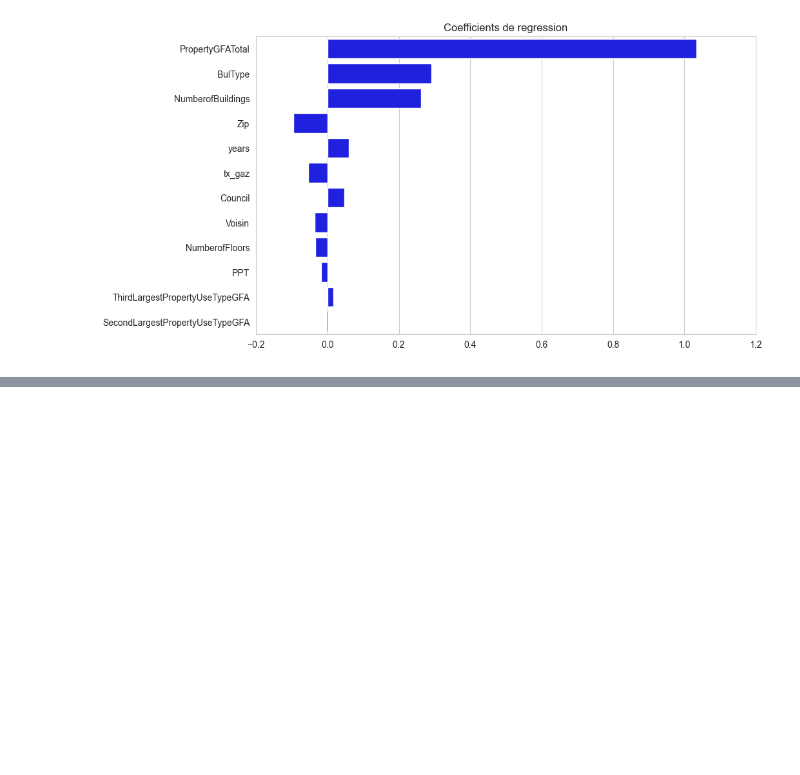
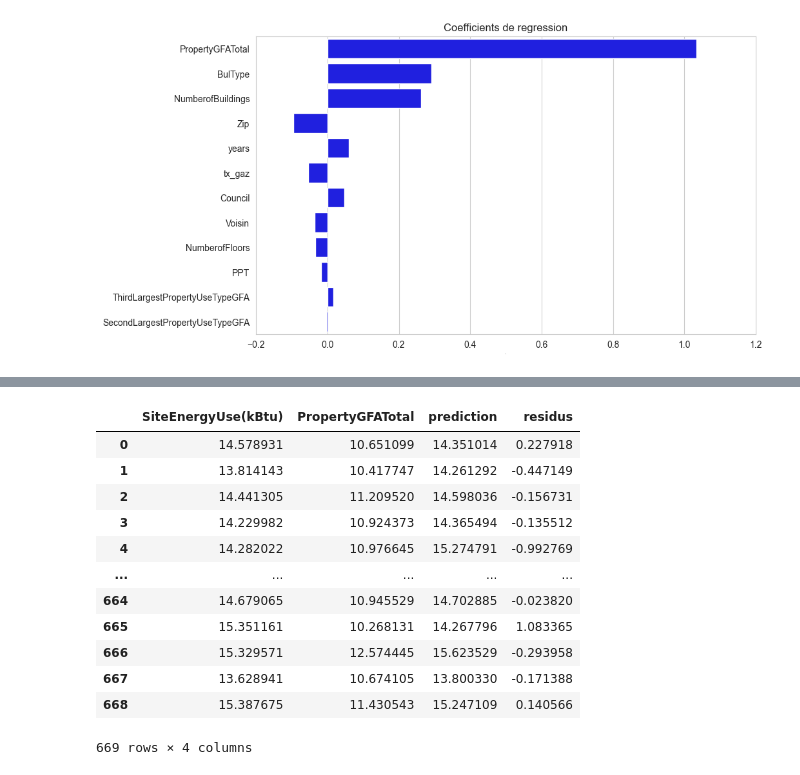
Before and after one commit to Florian-BOUDON/Projet-4, a Jupyter notebook: notebooks/P_4_2.ipynb, the cells around one changed output, grey strips where cells are left out. Saved outputs shown, nothing was run; the diff lists cells and outputs as text; code cells hidden in the pictures; blank space fills up the shorter version.

```diff
--- a/notebooks/P_4_2.ipynb
+++ b/notebooks/P_4_2.ipynb
@@ -944,12 +977,26 @@ rmse(X_test,pred)
 # %%
 # Création d'un DF composée de la target la prédiction et les résidus
 
 y_bgr = y_test.merge(df_float_log["PropertyGFATotal"],how="left",left_index=True,right_index=True)
-y_bgr = pd.DataFrame(y).reset_index()
+y_bgr = pd.DataFrame(y_bgr).reset_index()
 y_bgr = y_bgr.drop(columns=["index"])
 pred = pd.concat([y_bgr[["SiteEnergyUse(kBtu)","PropertyGFATotal"]],pred],axis=1)
 pred["residus"]=pred["SiteEnergyUse(kBtu)"]-pred["prediction"]
 pred
+# %% [output]
+|  | SiteEnergyUse(kBtu) | PropertyGFATotal | prediction | residus |
+| 0 | 14.578931 | 10.651099 | 14.351014 | 0.227918 |
+| 1 | 13.814143 | 10.417747 | 14.261292 | -0.447149 |
+| 2 | 14.441305 | 11.209520 | 14.598036 | -0.156731 |
+| 3 | 14.229982 | 10.924373 | 14.365494 | -0.135512 |
+| 4 | 14.282022 | 10.976645 | 15.274791 | -0.992769 |
+| ... | ... | ... | ... | ... |
+| 664 | 14.679065 | 10.945529 | 14.702885 | -0.023820 |
+| 665 | 15.351161 | 10.268131 | 14.267796 | 1.083365 |
+| 666 | 15.329571 | 12.574445 | 15.623529 | -0.293958 |
+| 667 | 13.628941 | 10.674105 | 13.800330 | -0.171388 |
+| 668 | 15.387675 | 11.430543 | 15.247109 | 0.140566 |
+669 rows × 4 columns
 # %%
 # Graphique de la target et de la prédiction
 plt.figure(figsize = (3,3))
```
Also changed, not shown: parts of 85 cells of this notebook.
